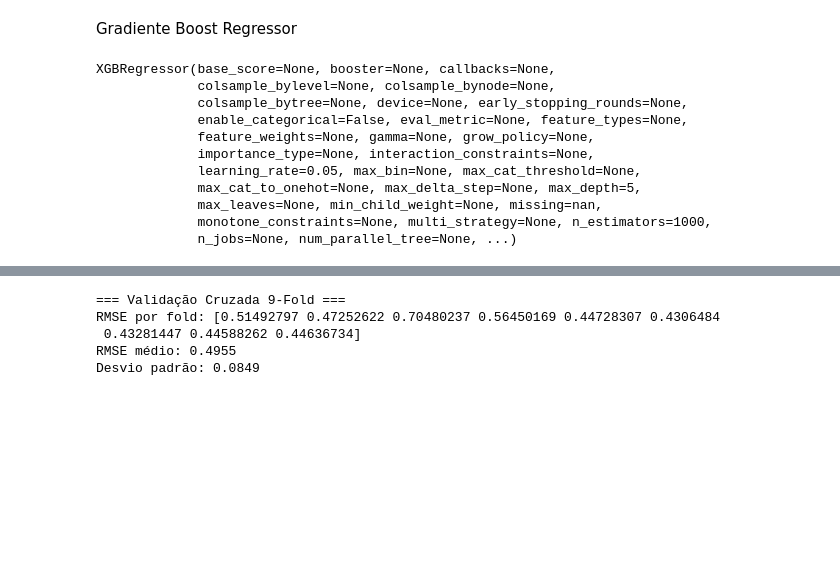
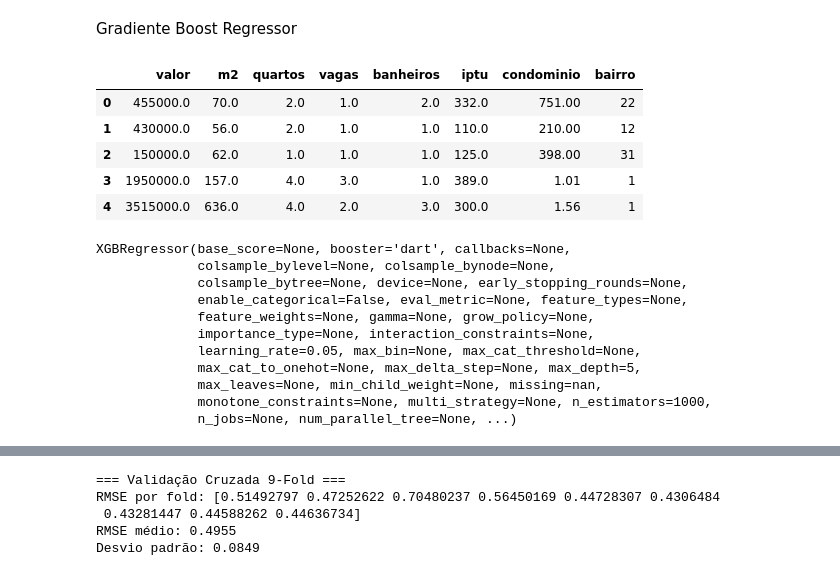
Before and after one commit to ryanrtavares/analise_imobiliaria_petropolitana, a Jupyter notebook: analise_imobiliaria_machine_learning.ipynb, the cells around one changed output, grey strips where cells are left out. Saved outputs shown, nothing was run; the diff lists cells and outputs as text; code cells hidden in the pictures; blank space fills up the shorter version.

```diff
--- a/analise_imobiliaria_machine_learning.ipynb
+++ b/analise_imobiliaria_machine_learning.ipynb
@@ -397,3 +365,17 @@ Notes:
 Por uma uma visão geral, este tipo de regressão linear valores preditos instáveis, visto que o modelo explica 65,4% da variação logarítmica do valor do imóvel. De acordo com a métrica Prob, constata-se que o modelo é estatísticamente significativo por possuir valor 0.000.
 # %% [markdown]
 Gradiente Boost Regressor
+# %%
+base = base.drop(columns = ['data_anuncio', 'link', 'imagem', 'data', 'cidade', 'hash_imagem', 'hash_str'])
+# %%
+le = LabelEncoder()
+base['bairro'] = le.fit_transform(base['bairro'])
+# %%
+base.head()
+# %% [output]
+|  | valor | m2 | quartos | vagas | banheiros | iptu | condominio | bairro |
+| 0 | 455000.0 | 70.0 | 2.0 | 1.0 | 2.0 | 332.0 | 751.00 | 22 |
+| 1 | 430000.0 | 56.0 | 2.0 | 1.0 | 1.0 | 110.0 | 210.00 | 12 |
+| 2 | 150000.0 | 62.0 | 1.0 | 1.0 | 1.0 | 125.0 | 398.00 | 31 |
+| 3 | 1950000.0 | 157.0 | 4.0 | 3.0 | 1.0 | 389.0 | 1.01 | 1 |
+| 4 | 3515000.0 | 636.0 | 4.0 | 2.0 | 3.0 | 300.0 | 1.56 | 1 |
@@ -407,9 +397,9 @@ xgb_reg = xgb.XGBRegressor(
 # %%
-xgb_reg.fit(X_train, y_train,
-            eval_set=[(X_test, y_test)], # Conjunto para avaliar o desempenho
+xgb_reg.fit(X_train_xgb, y_train_xgb,
+            eval_set=[(X_test_xgb, y_test_xgb)], # Conjunto para avaliar o desempenho
             verbose=False)
 # %% [output]
-XGBRegressor(base_score=None, booster=None, callbacks=None,
+XGBRegressor(base_score=None, booster='dart', callbacks=None,
              colsample_bylevel=None, colsample_bynode=None,
              colsample_bytree=None, device=None, early_stopping_rounds=None,
              enable_categorical=False, eval_metric=None, feature_types=None,
```
Also changed, not shown: parts of 15 cells of this notebook, 3 other files.
